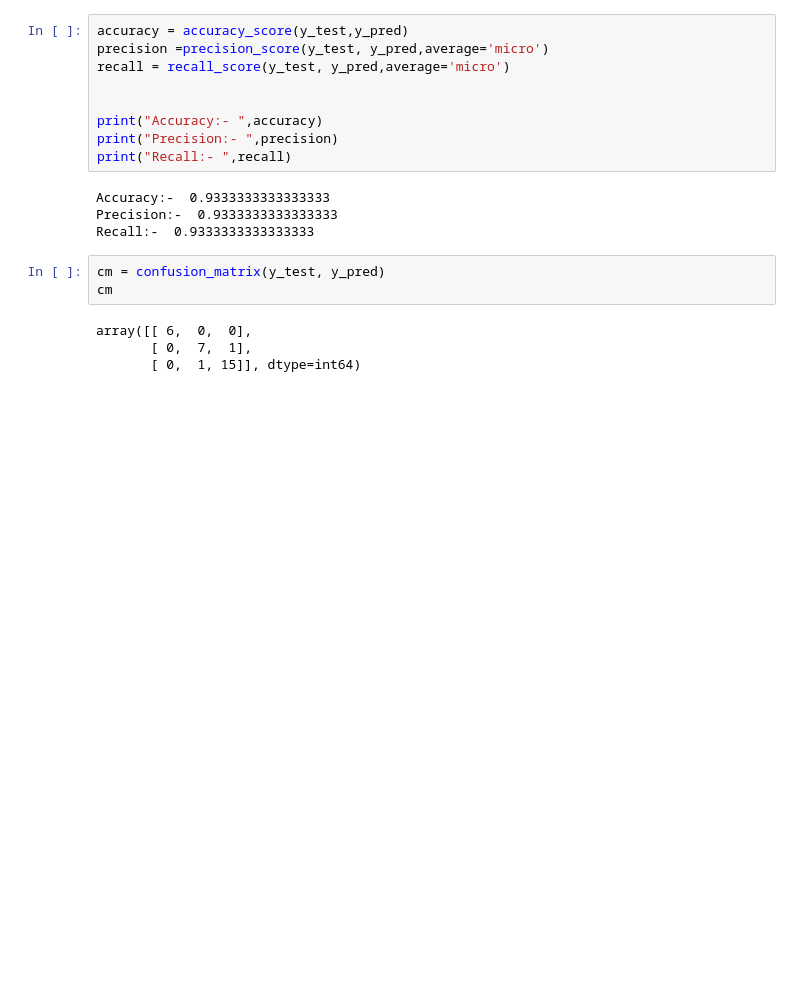
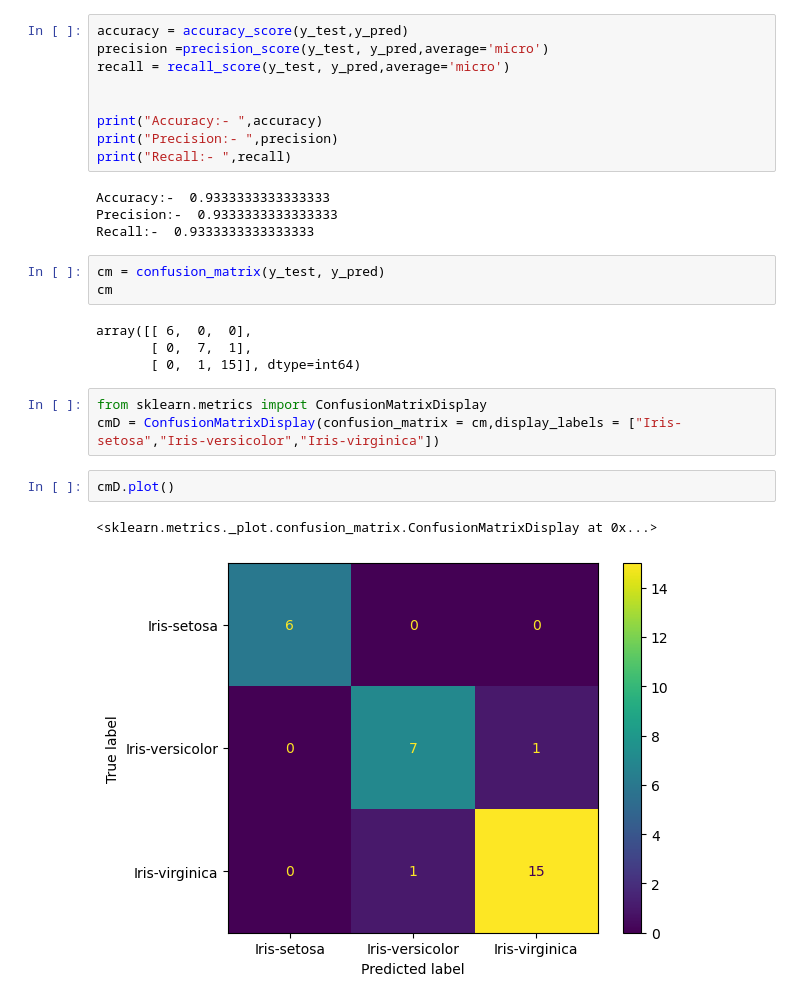
Before and after one commit to mokalyogesh113/DSBDAL, a Jupyter notebook: 6. Data Analysis-III/Data Analysis 3.ipynb, the cells around one changed output. Saved outputs shown, nothing was run; the diff lists cells and outputs as text; blank space fills up the shorter version.

```diff
--- a/6. Data Analysis-III/Data Analysis 3.ipynb
+++ b/6. Data Analysis-III/Data Analysis 3.ipynb
@@ -112,3 +112,11 @@ cm
 array([[ 6,  0,  0],
        [ 0,  7,  1],
        [ 0,  1, 15]], dtype=int64)
+# %%
+from sklearn.metrics import ConfusionMatrixDisplay
+cmD = ConfusionMatrixDisplay(confusion_matrix = cm,display_labels = ["Iris-setosa","Iris-versicolor","Iris-virginica"])
+# %%
+cmD.plot()
+# %% [output]
+<sklearn.metrics._plot.confusion_matrix.ConfusionMatrixDisplay at 0x...>
+[figure, added]
```
